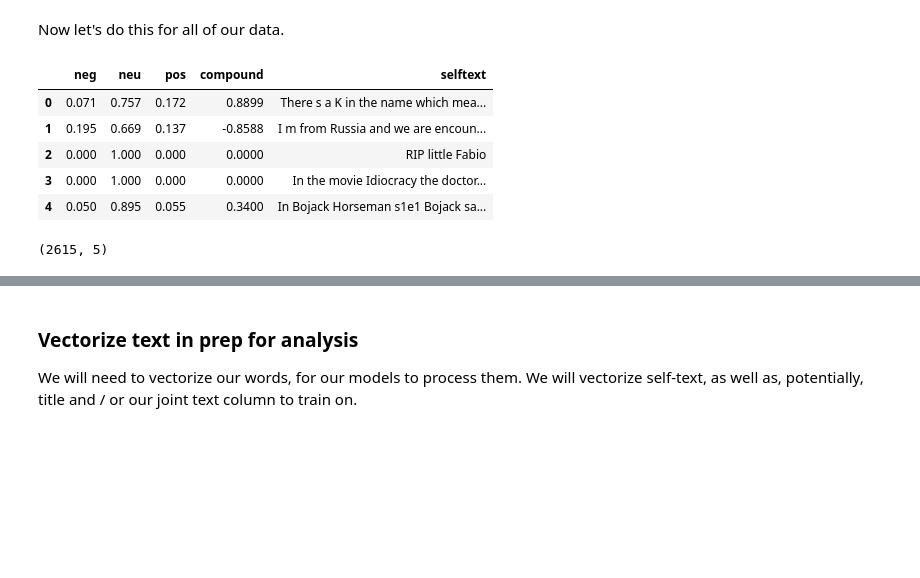
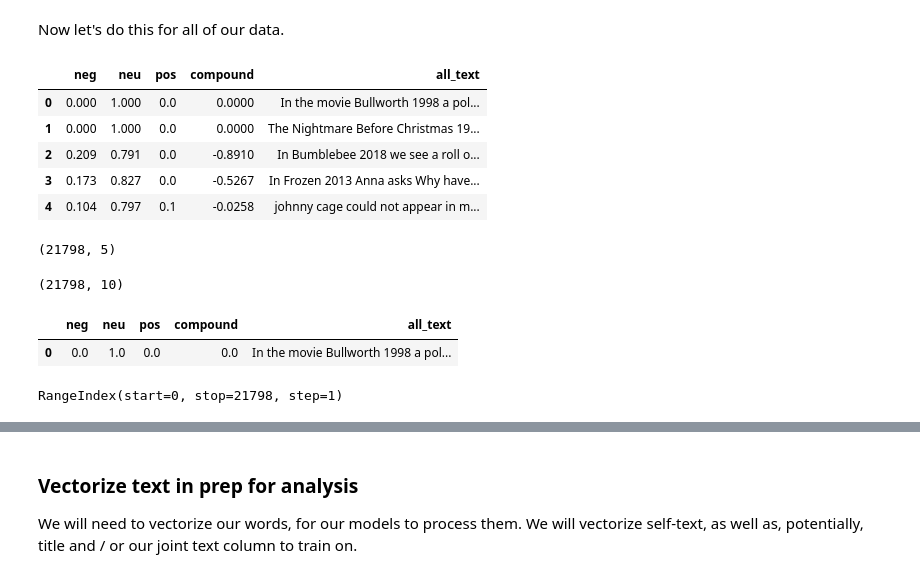
Before and after one commit to cotica/reddit_classifier, a Jupyter notebook: code/Project-3-Scraping-Subreddits-EDA.ipynb, the cells around one changed output, grey strips where cells are left out. Drawn from its saved outputs; the diff is of its cells as text; code cells hidden in the pictures; blank space fills up the shorter version.

```diff
--- a/code/Project-3-Scraping-Subreddits-EDA.ipynb
+++ b/code/Project-3-Scraping-Subreddits-EDA.ipynb
@@ -541,6 +542,6 @@ Let's take a look, using sentiment analysis. We are going to use VADER, which, a
 # %%
 #First, convert to a list of strings; full reference in this entire section to the sentiment analysis lesson from Heather Robbins
-corpus = list(df['selftext'])
+corpus = list(df['all_text'])
 while("" in corpus) : corpus.remove("") #from: https://www.geeksforgeeks.org/python-remove-empty-strings-from-list-of-strings/
 print(len(corpus))
 corpus[:100]
@@ -588,21 +589,34 @@ Now let's do this for all of our data.
 # %%
 sentiment = []
 
 for post in corpus:
     scores = vader.polarity_scores(post)
-    scores['selftext'] = post
+    scores['all_text'] = post
     sentiment.append(scores)
 
 sentiment_df = pd.DataFrame(sentiment)
 sentiment_df.head()
 # %% [output]
-|  | neg | neu | pos | compound | selftext |
-| 0 | 0.071 | 0.757 | 0.172 | 0.8899 | There s a K in the name which mea... |
-| 1 | 0.195 | 0.669 | 0.137 | -0.8588 | I m from Russia and we are encoun... |
-| 2 | 0.000 | 1.000 | 0.000 | 0.0000 | RIP little Fabio |
-| 3 | 0.000 | 1.000 | 0.000 | 0.0000 | In the movie Idiocracy the doctor... |
-| 4 | 0.050 | 0.895 | 0.055 | 0.3400 | In Bojack Horseman s1e1 Bojack sa... |
+|  | neg | neu | pos | compound | all_text |
+| 0 | 0.000 | 1.000 | 0.0 | 0.0000 | In the movie Bullworth 1998 a pol... |
+| 1 | 0.000 | 1.000 | 0.0 | 0.0000 | The Nightmare Before Christmas 19... |
+| 2 | 0.209 | 0.791 | 0.0 | -0.8910 | In Bumblebee 2018 we see a roll o... |
+| 3 | 0.173 | 0.827 | 0.0 | -0.5267 | In Frozen 2013 Anna asks Why have... |
+| 4 | 0.104 | 0.797 | 0.1 | -0.0258 | johnny cage could not appear in m... |
 # %%
 sentiment_df.shape
 # %% [output]
-(2615, 5)
+(21798, 5)
+# %%
+df.shape
+# %% [output]
+(21798, 10)
+# %%
+sentiment_df.head(1)
+# %% [output]
+|  | neg | neu | pos | compound | all_text |
+| 0 | 0.0 | 1.0 | 0.0 | 0.0 | In the movie Bullworth 1998 a pol... |
+# %%
+sentiment_df.index
+# %% [output]
+RangeIndex(start=0, stop=21798, step=1)
```
Also changed, not shown: parts of 21 cells of this notebook, 1 other file.
